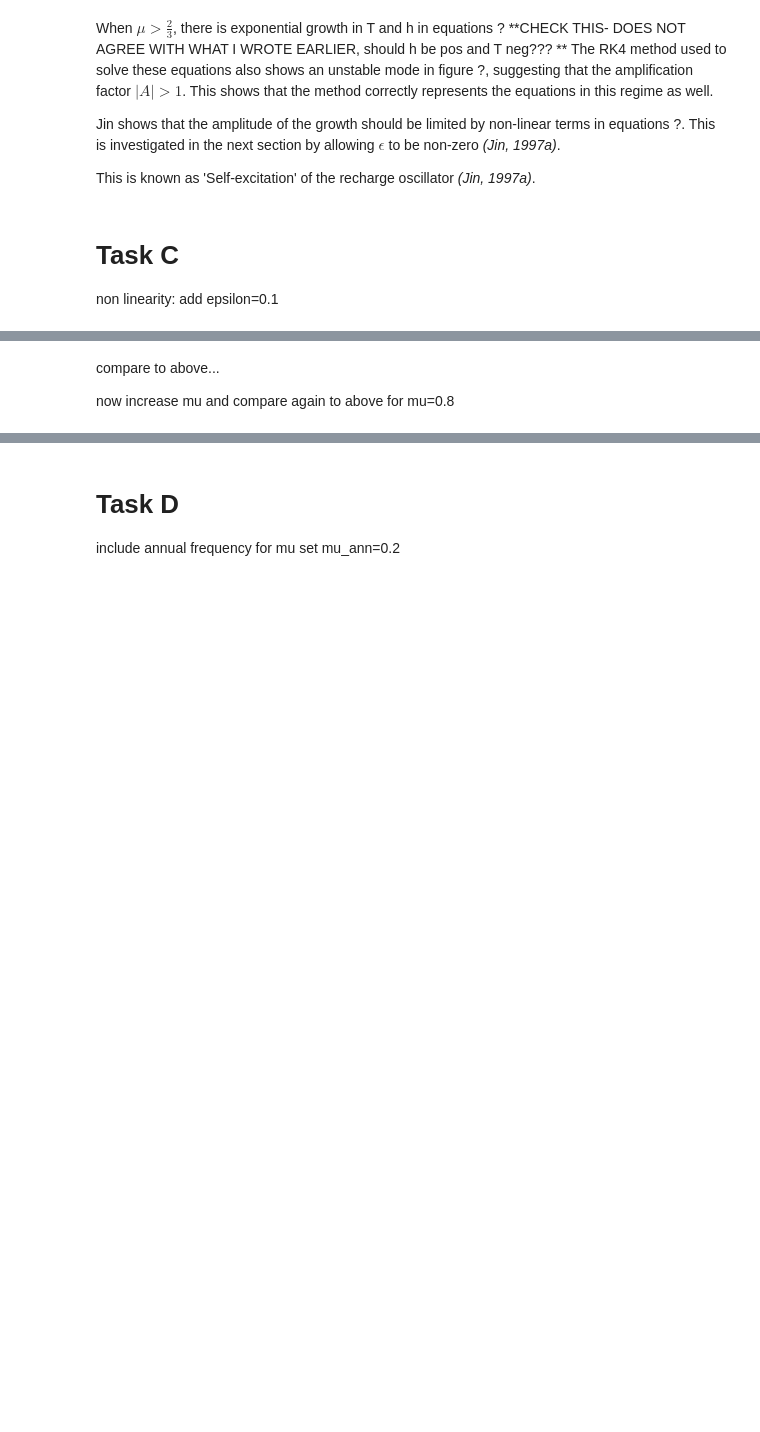
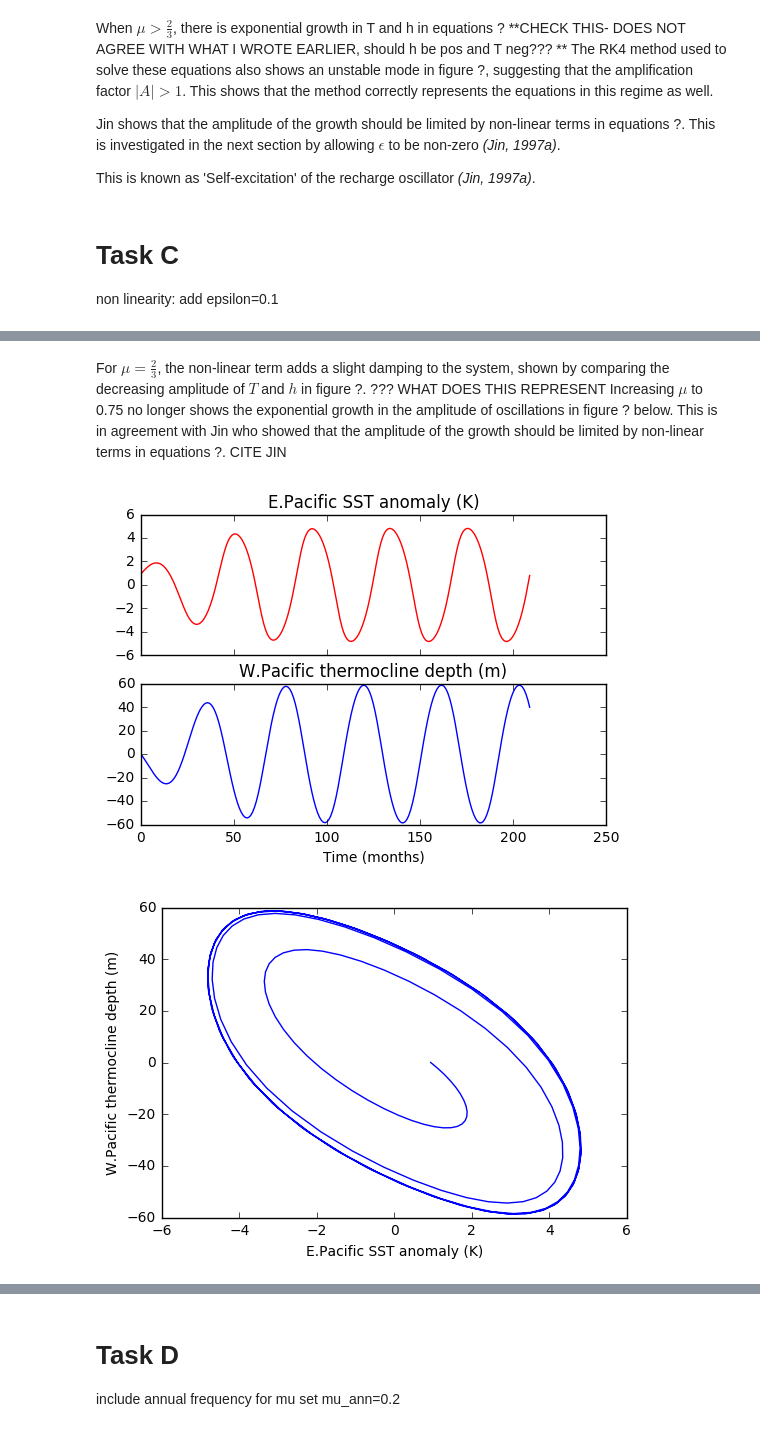
Before and after one commit to lm2612/mtmw14, a Jupyter notebook: project1/Notebook.ipynb, the cells around one changed output, grey strips where cells are left out. Cells and saved outputs as stored; diff of their text form; code cells hidden in the pictures; blank space fills up the shorter version.

```diff
--- a/project1/Notebook.ipynb
+++ b/project1/Notebook.ipynb
@@ -95,12 +129,15 @@ plt.show()
-# %% [markdown]
-compare to above...
-
-now increase mu and compare again to above for mu=0.8
+# %% [markdown]
+For $\mu= \frac{2}{3}$, the non-linear term adds a slight damping to the system, shown by comparing the decreasing amplitude of $T$ and $h$ in figure ?. ??? WHAT DOES THIS REPRESENT
+Increasing $\mu$ to 0.75 no longer shows the exponential growth in the amplitude of oscillations in figure ? below. This is in agreement with Jin who showed that the amplitude of the growth should be limited by non-linear terms in equations ?. CITE JIN
 # %%
-T,h=rk4(T0=0.125, h0=0., mu0=0.8, nt=210, epsilon=0.1)
+T,h=rk4(T0=0.125, h0=0., mu0=0.75, nt=210, epsilon=0.1)
 
 time_plot(T,h)
 phase_plot(T,h)
+plt.show()
+# %% [output]
+[figure, added]
+[figure, added]
 # %%
 T,h=rk4(T0=0.125, h0=0., mu0=1.5, nt=210, epsilon=0.1)
 
```
Also changed, not shown: parts of 13 cells of this notebook, 1 other file.
